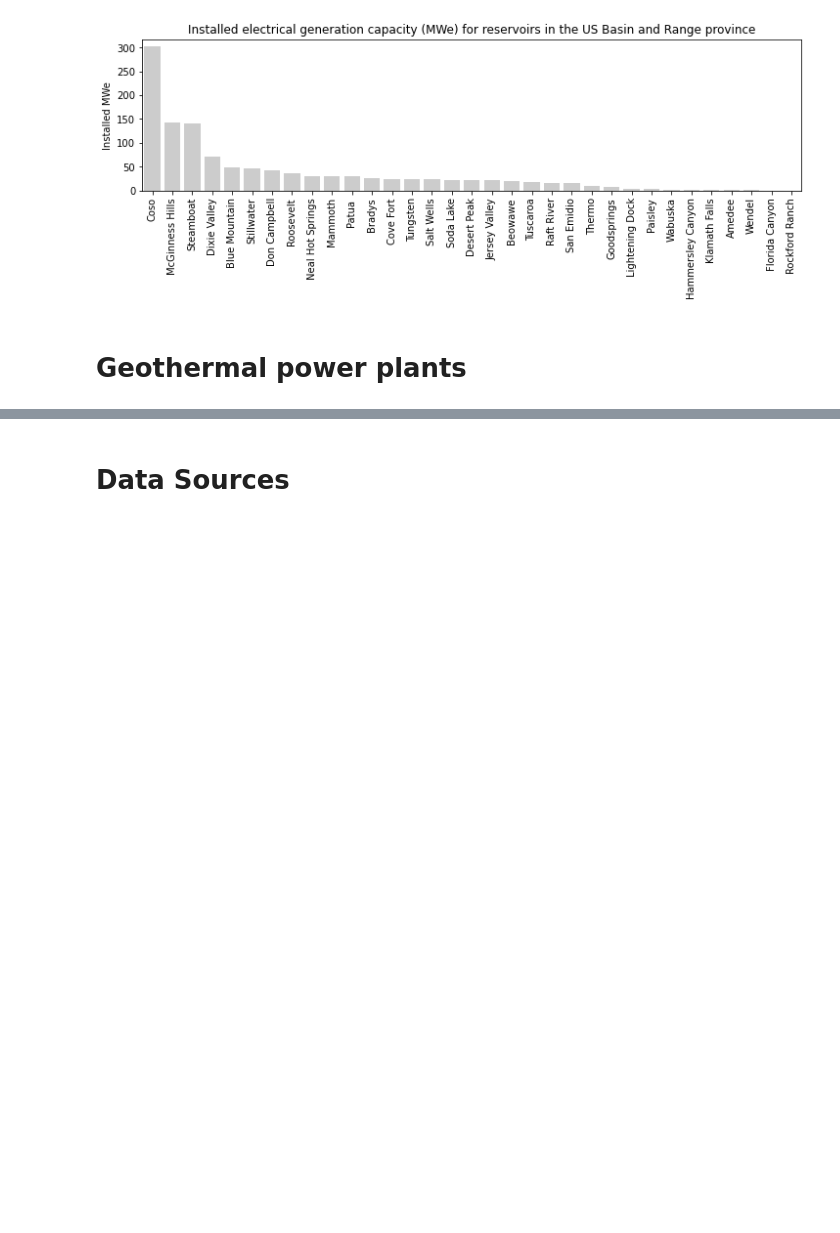
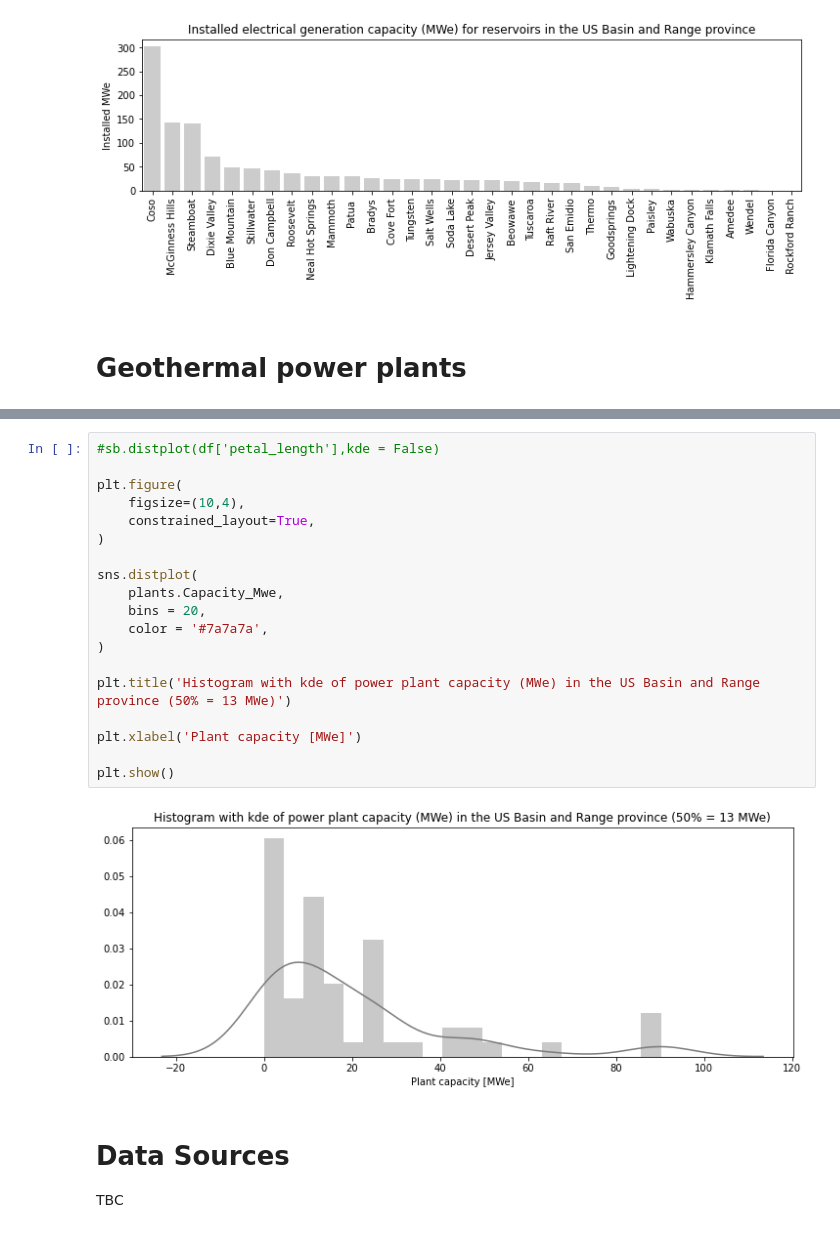
Before and after one commit to ICWallis/geothermal-cookbook, a Jupyter notebook: development-US-Basin-and-Range.ipynb, the cells around one changed output, grey strips where cells are left out. Cells and saved outputs as stored; diff of their text form; blank space fills up the shorter version.

```diff
--- a/development-US-Basin-and-Range.ipynb
+++ b/development-US-Basin-and-Range.ipynb
@@ -112,2 +173,25 @@ plt.show()
+# %%
+#sb.distplot(df['petal_length'],kde = False)
+
+plt.figure(
+    figsize=(10,4),
+    constrained_layout=True,
+)
+
+sns.distplot(
+    plants.Capacity_Mwe,
+    bins = 20,
+    color = '#7a7a7a',
+)
+
+plt.title('Histogram with kde of power plant capacity (MWe) in the US Basin and Range province (50% = 13 MWe)')
+
+plt.xlabel('Plant capacity [MWe]')
+
+plt.show()
+# %% [output]
+[figure, added]
 # %% [markdown]
 # Data Sources
+
+TBC
```
Also changed, not shown: parts of 7 cells of this notebook.
